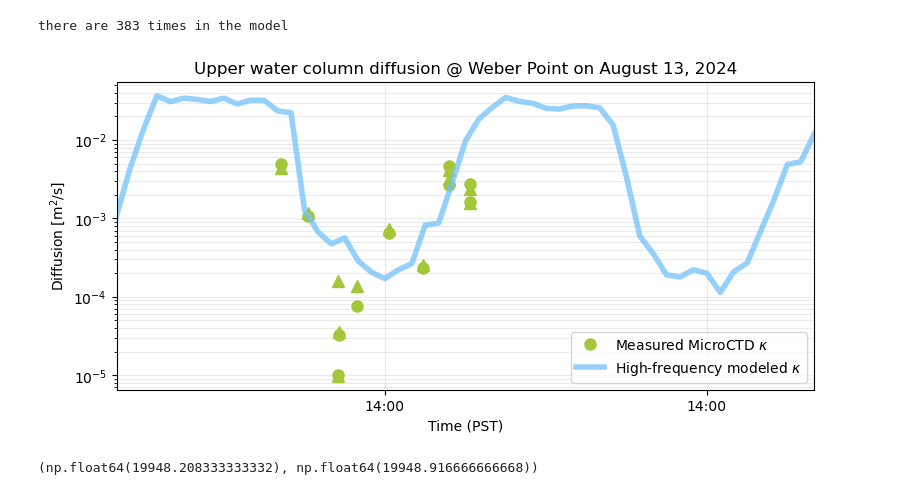
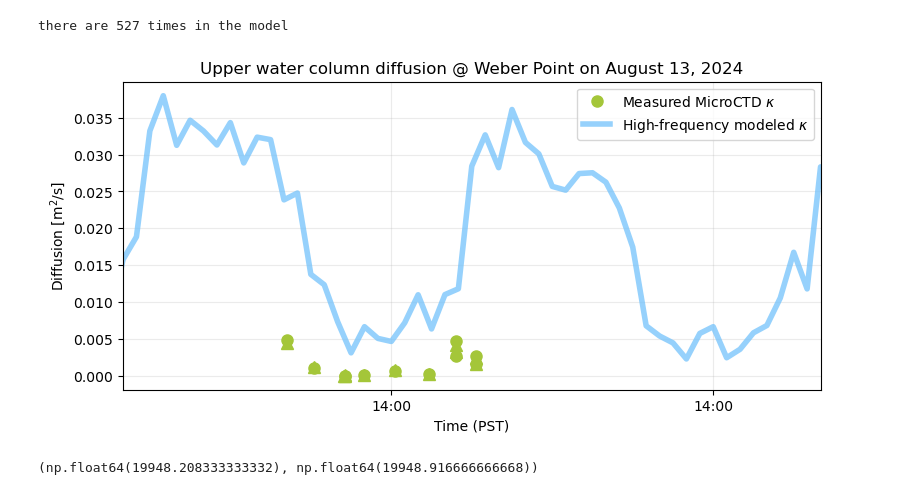
Before and after one commit to sienna-white/1D_JL_Turbulence_Model, a Jupyter notebook: validate_hydrodynamics.ipynb, the cells around one changed output. Drawn from its saved outputs; the diff is of its cells as text; code cells hidden in the pictures.

```diff
--- a/validate_hydrodynamics.ipynb
+++ b/validate_hydrodynamics.ipynb
@@ -12,7 +12,7 @@ start_day = 6
 end_day   = 30
 isave = 360
 
-model = xr.open_dataset("test4.nc")
+model = xr.open_dataset("2024_June20.nc")
 
 
 # Format days
@@ -27,7 +27,7 @@ dates = dates[0:nt]
 colors = ["#a4c639", "#73c2fb", "#d1001c"]
 print("there are %d times in the model" % len(model.time.values))
 # %% [output]
-there are 383 times in the model
+there are 527 times in the model
 # %%
 
 ##### Weber Point
@@ -55,32 +55,32 @@ k2 = np.nanmean(kappa_2, axis=1)
 # %%
 fig = plt.figure(figsize=(9,4))
 ax = plt.gca()
 
 ax.plot(t, k1, 'o', color=colors[0], markersize=8, label="Measured MicroCTD $\kappa$")
 ax.plot(t, k2, '^', color=colors[0], markersize=8)
 
 # Read in modeled diffusivity
 kz_ = model.Kz.sel(z=slice(2, 0))
 kz_av = kz_.mean(dim="z")
 
 ax.plot(dates, kz_av.rolling(time=1).mean(), linewidth=4, alpha=0.75, color=colors[1], label=r"High-frequency modeled $\kappa$")
 # ax.plot(dates, kz_av.rolling(time=100).mean(), '-', linewidth=2, alpha=0.85, color=colors[1], label=r"Smoothed modeled $\kappa$")
 
 
 ax.set_xlim(pd.to_datetime("August 12, 2024 18:00"), pd.to_datetime("August 14, 2024 22:00"))
 # format the dateimte axis with mdates
 ax.xaxis.set_major_locator(mdates.HourLocator(interval=24))
 ax.xaxis.set_major_formatter(mdates.DateFormatter("%H:%M"))
 ax.grid(alpha=0.25, which="both")
 ax.set_ylabel(r"Diffusion [m$^2$/s]")
 ax.set_xlabel("Time (PST)")
 ax.legend()
 # ax.set_ylim(1e-5, 1e-1)
-ax.set_yscale('log')
+# ax.set_yscale('log')
 ax.set_title("Upper water column diffusion @ Weber Point on August 13, 2024")
 plt.show()
 # %% [output]
-[figure, old version]
+[figure, new version]
 # %%
 def format_date_ax(ax, days=2):
     """Format the x-axis of a plot with date labels."""
```
Also changed, not shown: parts of 1 cell of this notebook, 4 other files.
